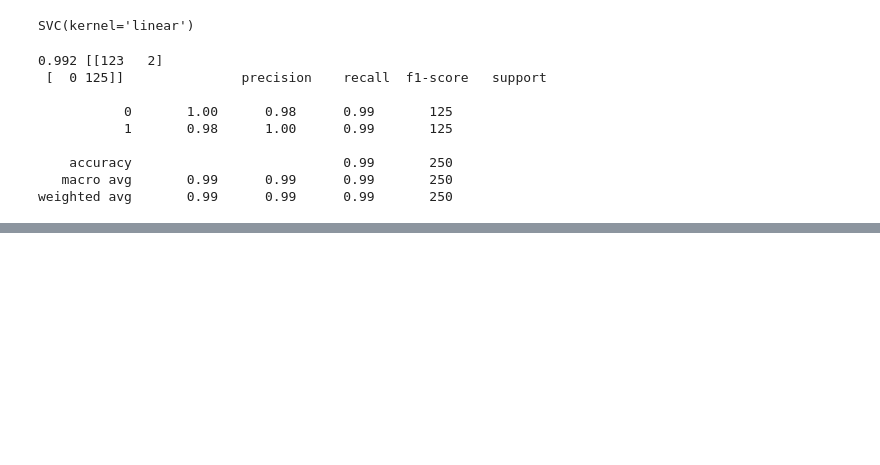
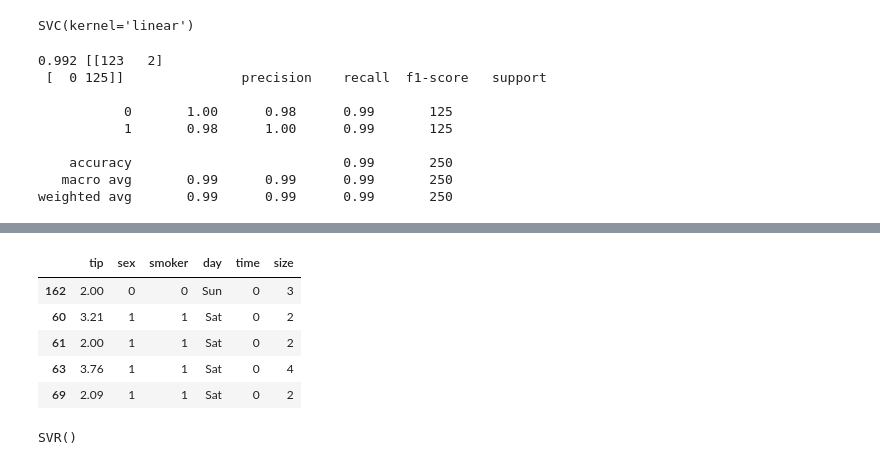
Before and after one commit to sumedhnvda/Learn_ML, a Jupyter notebook: SVM/ml.ipynb, the cells around one changed output, grey strips where cells are left out. Drawn from its saved outputs; the diff is of its cells as text; code cells hidden in the pictures; blank space fills up the shorter version.

```diff
--- a/SVM/ml.ipynb
+++ b/SVM/ml.ipynb
@@ -78,0 +137,9 @@ weighted avg       0.99      0.99      0.99       250
+# %%
+X_test.head()
+# %% [output]
+|  | tip | sex | smoker | day | time | size |
+| 162 | 2.00 | 0 | 0 | Sun | 0 | 3 |
+| 60 | 3.21 | 1 | 1 | Sat | 0 | 2 |
+| 61 | 2.00 | 1 | 1 | Sat | 0 | 2 |
+| 63 | 3.76 | 1 | 1 | Sat | 0 | 4 |
+| 69 | 2.09 | 1 | 1 | Sat | 0 | 2 |
@@ -78,0 +157,4 @@ weighted avg       0.99      0.99      0.99       250
+# %%
+svr.fit(X_train,Y_train)
+# %% [output]
+SVR()
```
Also changed, not shown: parts of 17 cells of this notebook.
